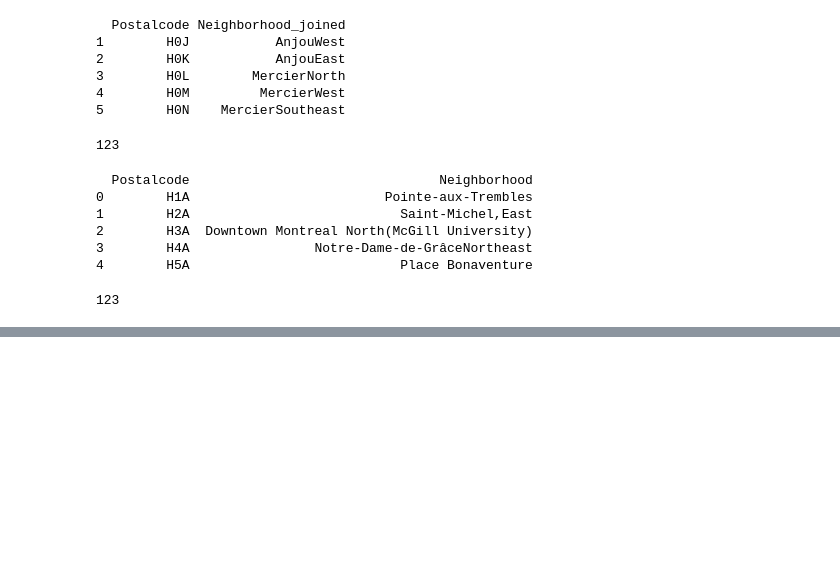
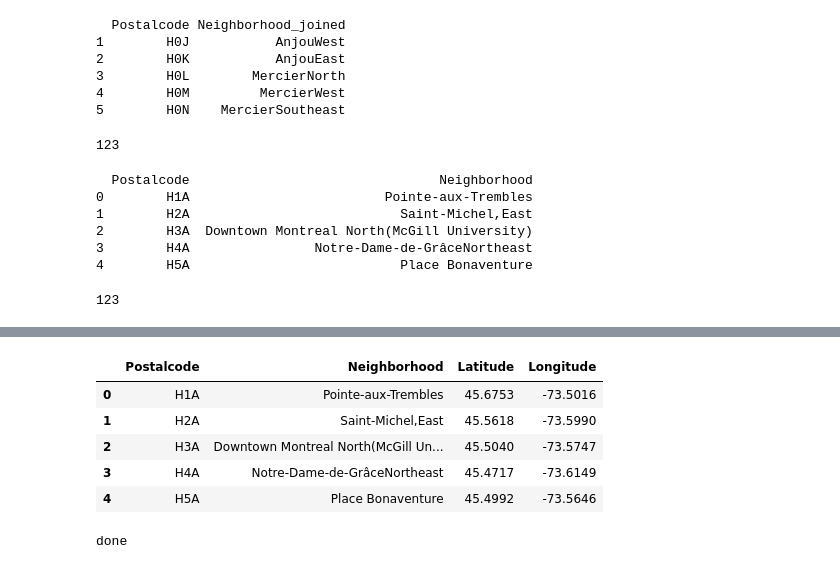
Before and after one commit to slothlacrosse/Coursera_Capstone, a Jupyter notebook: Montreal_Coffee_01.ipynb, the cells around one changed output, grey strips where cells are left out. Cells and saved outputs as stored; diff of their text form; code cells hidden in the pictures; blank space fills up the shorter version.

```diff
--- a/Montreal_Coffee_01.ipynb
+++ b/Montreal_Coffee_01.ipynb
@@ -122,3 +122,6 @@ len(mtl_merge)
 3        H4A                Notre-Dame-de-GrâceNortheast
 4        H5A                           Place Bonaventure
 123
+# %%
+mtl_merge=pd.DataFrame(mtl_merge)
+mtl_merge.head()
@@ -124,0 +194,14 @@ len(mtl_merge)
+# %%
+#let's clean up our data
+mtl_dirty_geo.rename(columns={'postal_code':'Postalcode','latitude':'Latitude','longitude':'Longitude'},inplace=True)
+mtl_geo_ngh=pd.merge(mtl_dirty_geo,mtl_merge,on='Postalcode')
+#mtl_geo_ngh.head()
+mtl_clean_geo=mtl_geo_ngh[['Postalcode','Neighborhood','Latitude','Longitude']]
+mtl_clean_geo.head()
+# %% [output]
+|  | Postalcode | Neighborhood | Latitude | Longitude |
+| 0 | H1A | Pointe-aux-Trembles | 45.6753 | -73.5016 |
+| 1 | H2A | Saint-Michel,East | 45.5618 | -73.5990 |
+| 2 | H3A | Downtown Montreal North(McGill Un... | 45.5040 | -73.5747 |
+| 3 | H4A | Notre-Dame-de-GrâceNortheast | 45.4717 | -73.6149 |
+| 4 | H5A | Place Bonaventure | 45.4992 | -73.5646 |
@@ -124,0 +212,41 @@ len(mtl_merge)
+# %%
+def NearbyVenues(names, latitudes, longitudes):
+    radius=500
+    LIMIT=100
+    venues_list=[]
+    for name, lat, lng in zip(names, latitudes, longitudes):
+        print(name)
+
+        url = 'https://api.foursquare.com/v2/venues/explore?&client_id={}&client_secret={}&v={}&ll={},{}&radius={}&limit={}'.format(
+            CLIENT_ID,
+            CLIENT_SECRET,
+            VERSION,
+            lat,
+            lng,
+            radius,
+            LIMIT)
+
+        results = requests.get(url).json()["response"]['groups'][0]['items']
+
+        venues_list.append([(
+            name,
+            lat,
+            lng,
+            v['venue']['name'],
+            v['venue']['location']['lat'],
+            v['venue']['location']['lng'],
+            v['venue']['categories'][0]['name']) for v in results])
+
+    nearby_venues = pd.DataFrame([item for venue_list in venues_list for item in venue_list])
+    nearby_venues.columns = ['Neighborhood',
+                  'Neighborhood Latitude',
+                  'Neighborhood Longitude',
+                  'Venue',
+                  'Venue Latitude',
+                  'Venue Longitude',
+                  'Venue Category']
+
+    return(nearby_venues)
+print('done')
+# %% [output]
+done
```
Also changed, not shown: parts of 9 cells of this notebook.
